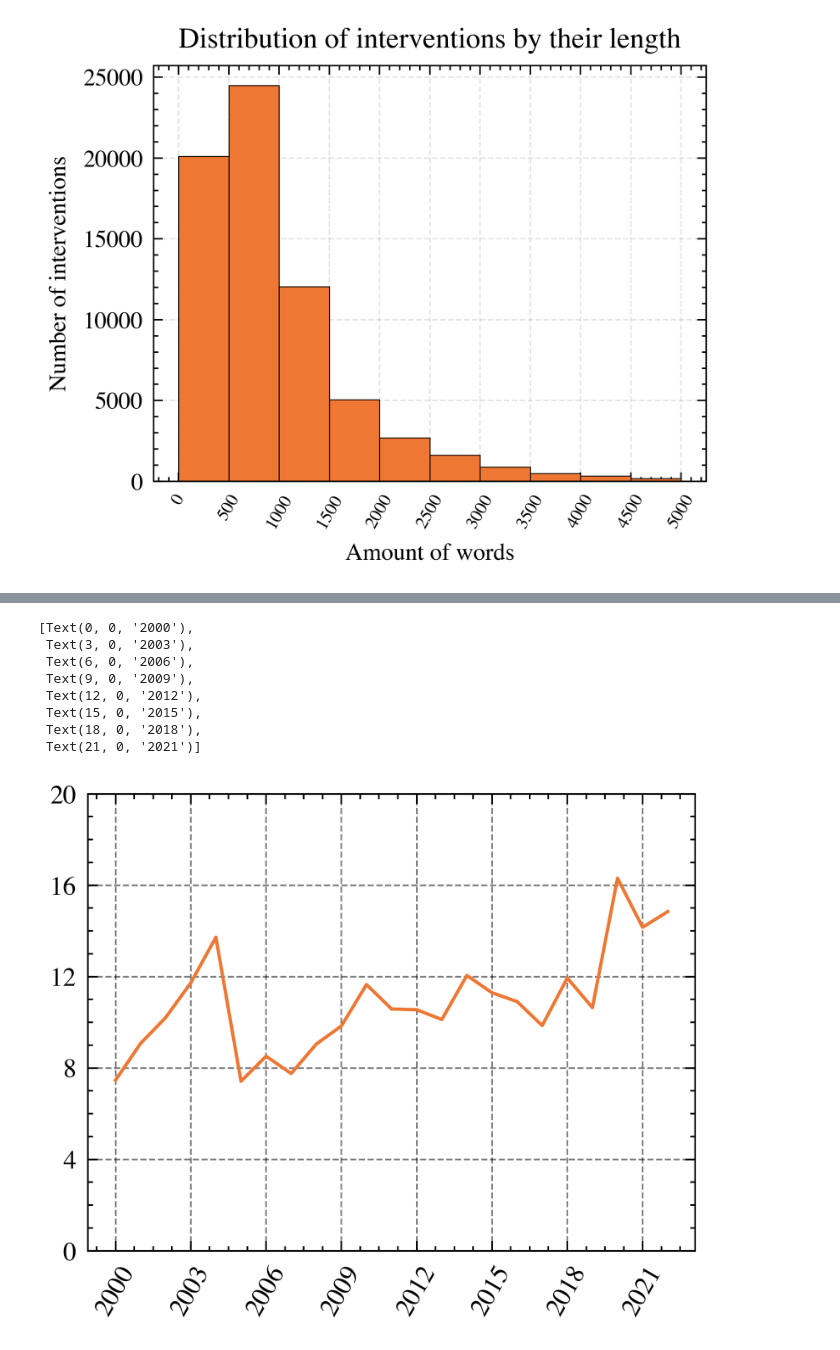
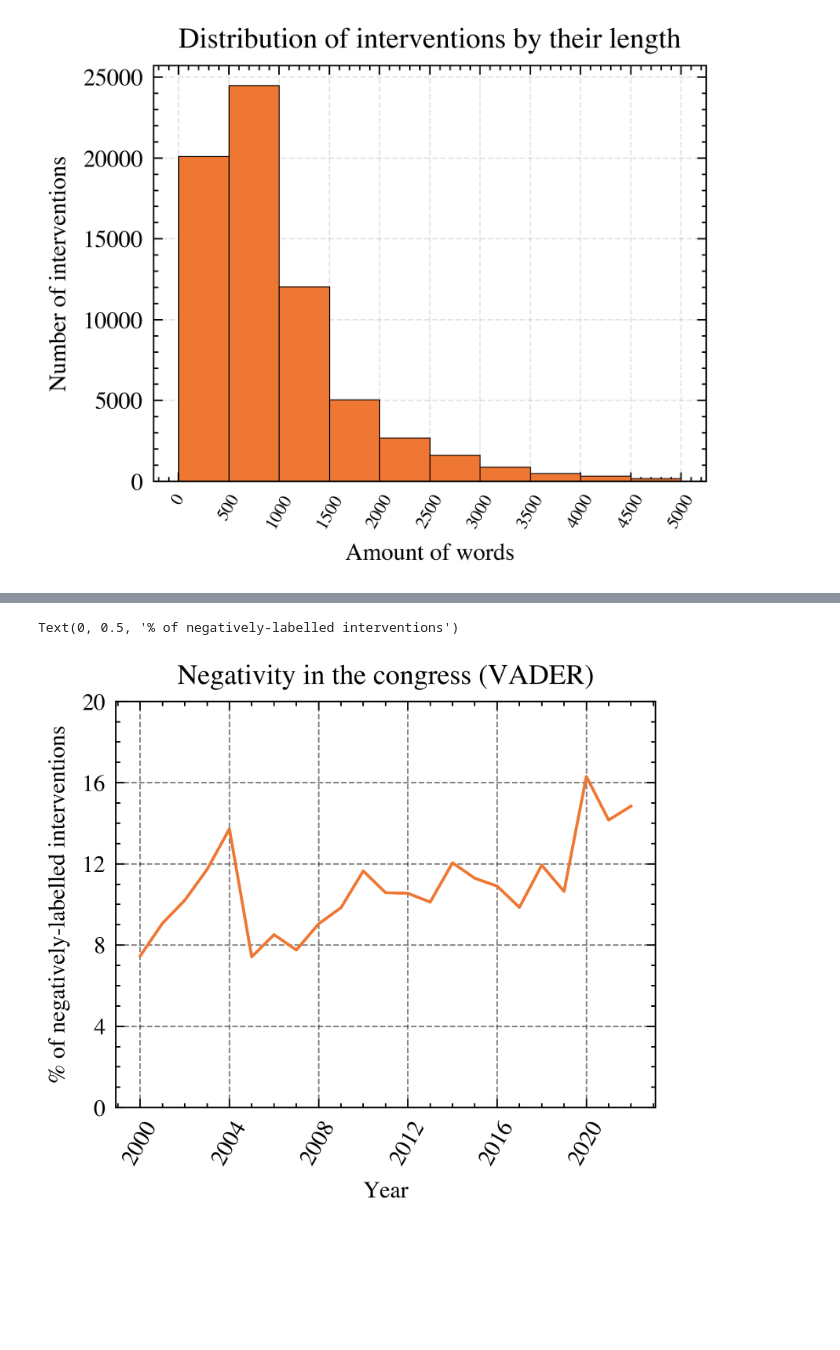
Before and after one commit to dibuja/polarisation-nlp, a Jupyter notebook: notebooks/affective_polarisation.ipynb, the cells around one changed output, grey strips where cells are left out. Cells and saved outputs as stored; diff of their text form; code cells hidden in the pictures; blank space fills up the shorter version.

```diff
--- a/notebooks/affective_polarisation.ipynb
+++ b/notebooks/affective_polarisation.ipynb
@@ -111,32 +109,37 @@ df
 cnt = df['vader_com'].groupby(df['y']).count()
 # %%
 neg = []
+pos = []
 for item in df.vader_com.tolist():
     if item < -0.05:
         neg.append(1)
     else:
         neg.append(0)
 
+for item in df.vader_com.tolist():
+    if item > 0.05:
+        pos.append(1)
+    else:
+        pos.append(0)
+
 df['neg'] = neg
+df['pos'] = pos
 # %%
 #daily_avg = df7['vader_sent'].groupby(df7['fecha']).sum()/cnt
 daily_neg = df['neg'].groupby(df['y']).sum()/cnt * 100
 
 fig, ax = plt.subplots()
 
 x = daily_neg.index.tolist()
 
 ax.plot(daily_neg)
 ax.set_yticks(range(0, 21, 4))
-ax.set_xticks(range(0, 23, 3))
-ax.set_xticklabels(range(2000, 2023, 3), rotation=60)
+ax.set_xticks(range(2000, 2023, 4))
+ax.set_xticklabels(range(2000, 2023, 4), rotation=60)
+
+ax.set_title('Negativity in the congress (VADER)')
+ax.set_xlabel('Year')
+ax.set_ylabel('%' + ' of negatively-labelled interventions')
 # %% [output]
-[Text(0, 0, '2000'),
- Text(3, 0, '2003'),
- Text(6, 0, '2006'),
- Text(9, 0, '2009'),
- Text(12, 0, '2012'),
- Text(15, 0, '2015'),
- Text(18, 0, '2018'),
- Text(21, 0, '2021')]
+Text(0, 0.5, '% of negatively-labelled interventions')
-[figure, old version]
+[figure, new version]
```
Also changed, not shown: parts of 48 cells of this notebook, 6 other files.
